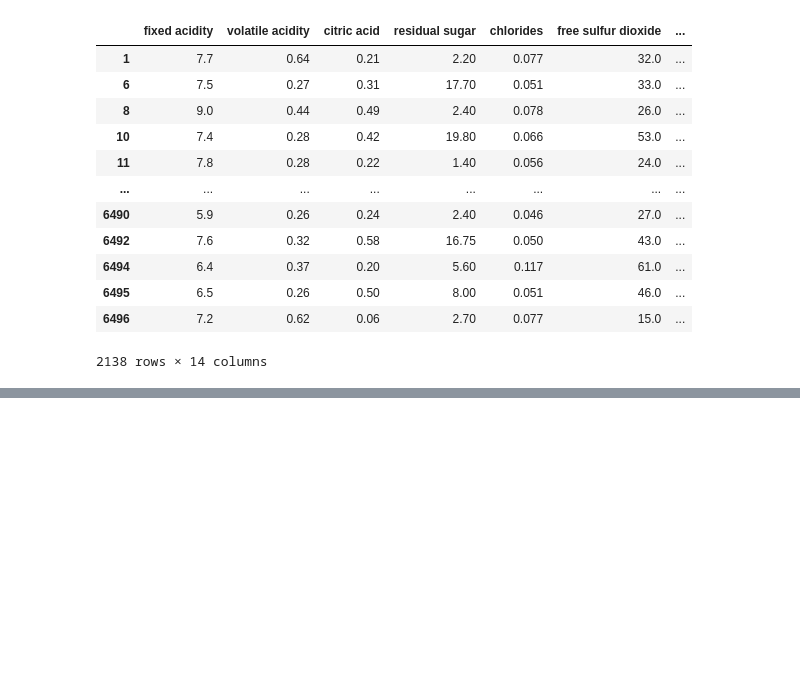
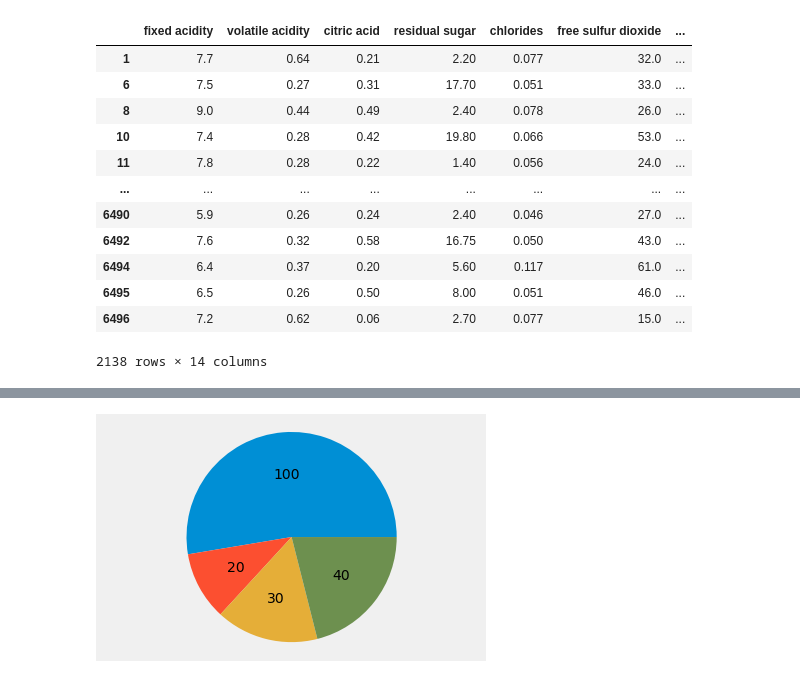
Before and after one commit to arjunpsk/BlueBerry-Winery, a Jupyter notebook: BlueBerry Winery.ipynb, the cells around one changed output, grey strips where cells are left out. Saved outputs shown, nothing was run; the diff lists cells and outputs as text; code cells hidden in the pictures; blank space fills up the shorter version.

```diff
--- a/BlueBerry Winery.ipynb
+++ b/BlueBerry Winery.ipynb
@@ -258,0 +378,10 @@ dtype: int64
+# %%
+import matplotlib.pyplot as plt
+sizes = [100, 20, 30, 40]
+tot=sum(sizes)/100.0
+autopct=lambda x: "%d" % round(x*tot)
+plt.pie(sizes, autopct=autopct)
+plt.axis('equal')
+plt.show()
+# %% [output]
+[figure, added]
```
Also changed, not shown: parts of 14 cells of this notebook.
